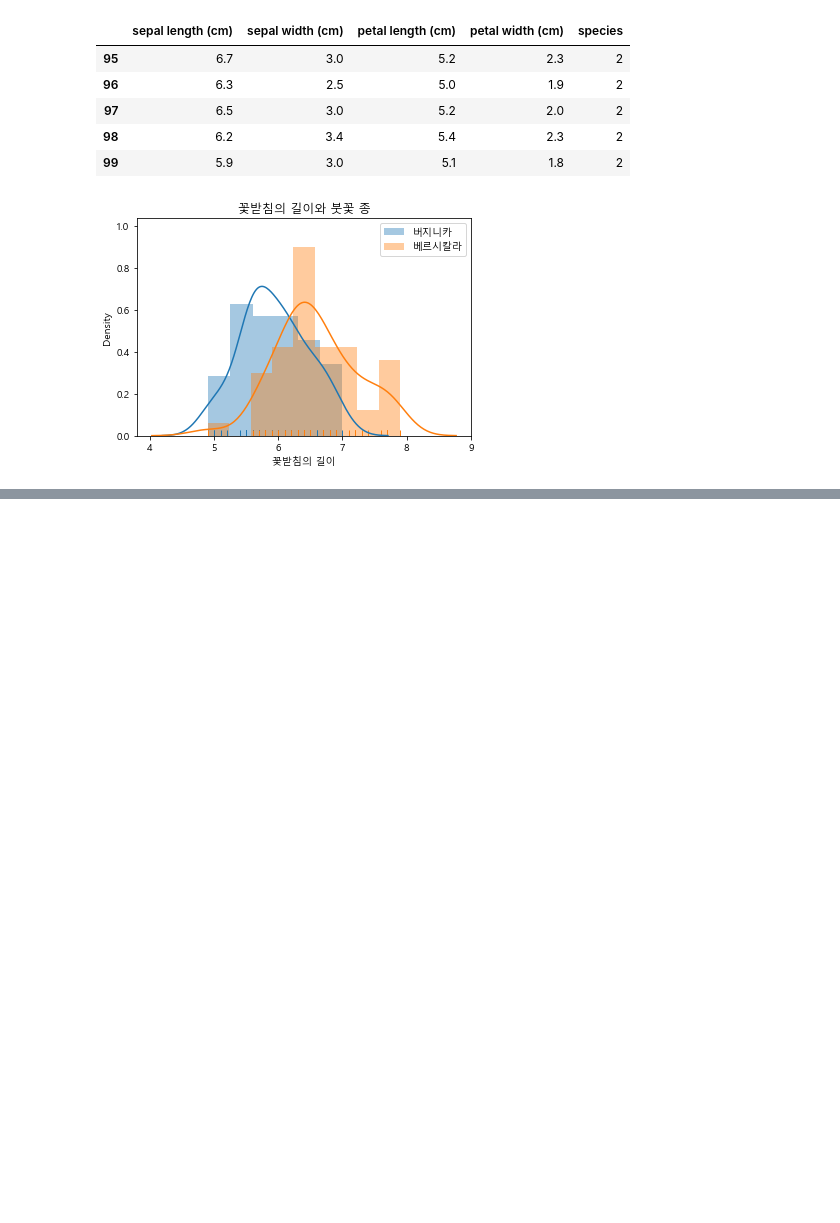
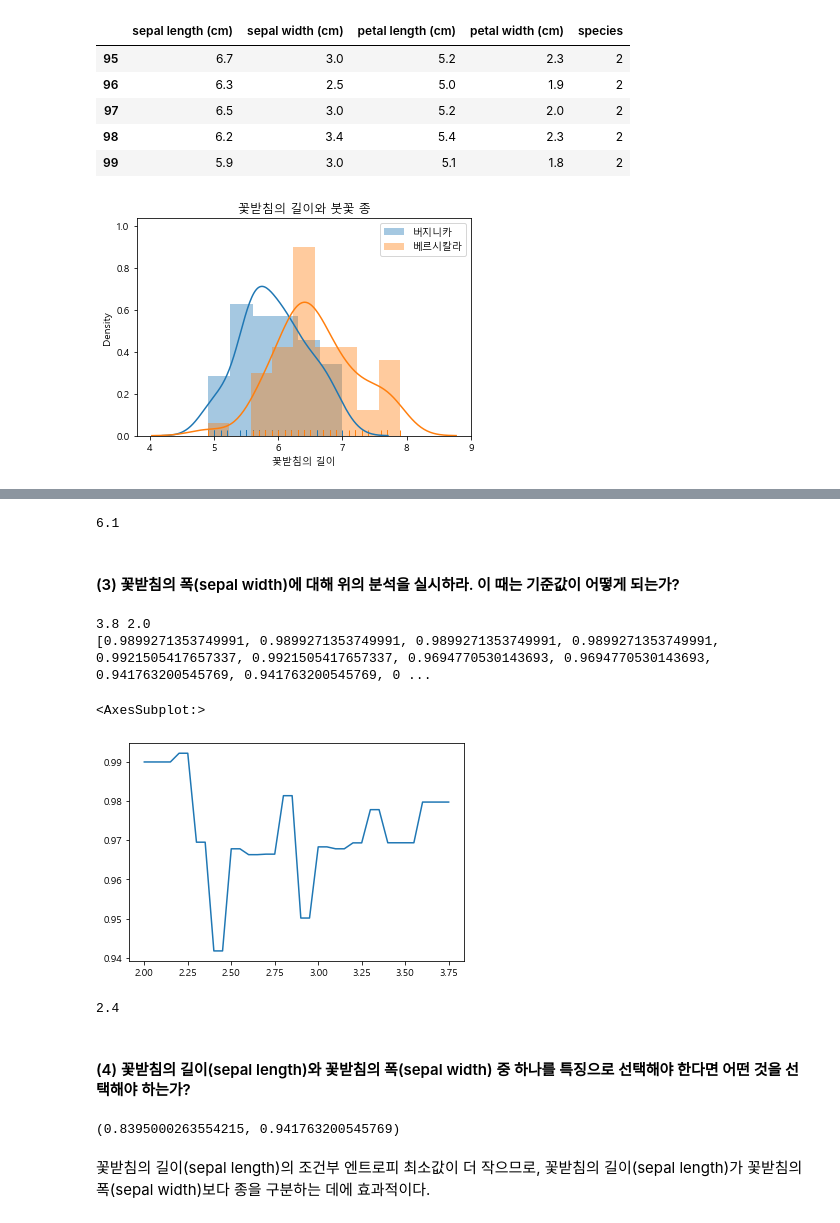
Before and after one commit to sangmyung-omg/datascienceschool_practice, a Jupyter notebook: datasciencschool/10.2 조건부엔트로피.ipynb, the cells around one changed output, grey strips where cells are left out. Cells and saved outputs as stored; diff of their text form; code cells hidden in the pictures; blank space fills up the shorter version.

```diff
--- a/datasciencschool/10.2 조건부엔트로피.ipynb
+++ b/datasciencschool/10.2 조건부엔트로피.ipynb
@@ -107,0 +100,42 @@ IndexError: index 1 is out of bounds for axis 0 with size 1
+# %%
+ent_min = np.array(entropies).min()
+grid[entropies.index(ent_min)]
+# %% [output]
+6.1
+# %% [markdown]
+#### (3) 꽃받침의 폭(sepal width)에 대해 위의 분석을 실시하라. 이 때는 기준값이 어떻게 되는가?
+# %%
+def calculate_entropy_width(df, thres):
+    df['determine'] = df['sepal width (cm)'] > thres
+    pivot_table = df.groupby(["determine", "species"]).size().unstack().fillna(0)
+    return cond_entropy(pivot_table.values)
+
+width_max = df.iloc[:,1].max()
+width_min = df.iloc[:,1].min()
+print(width_max, width_min)
+
+width_grid = np.array(range(int(width_min*20), int(width_max*20), 1)) / 20
+width_entropies = []
+for thres in width_grid:
+    width_entropies.append(calculate_entropy_width(df, thres))
+print(width_entropies)
+
+sns.lineplot(width_grid, width_entropies)
+# %% [output]
+3.8 2.0
+[0.9899271353749991, 0.9899271353749991, 0.9899271353749991, 0.9899271353749991, 0.9921505417657337, 0.9921505417657337, 0.9694770530143693, 0.9694770530143693, 0.941763200545769, 0.941763200545769, 0 ...
+<AxesSubplot:>
+[figure, added]
+# %%
+width_ent_min = np.array(width_entropies).min()
+width_grid[width_entropies.index(width_ent_min)]
+# %% [output]
+2.4
+# %% [markdown]
+#### (4) 꽃받침의 길이(sepal length)와 꽃받침의 폭(sepal width) 중 하나를 특징으로 선택해야 한다면 어떤 것을 선택해야 하는가?
+# %%
+ent_min, width_ent_min
+# %% [output]
+(0.8395000263554215, 0.941763200545769)
+# %% [markdown]
+꽃받침의 길이(sepal length)의 조건부 엔트로피 최소값이 더 작으므로, 꽃받침의 길이(sepal length)가 꽃받침의 폭(sepal width)보다 종을 구분하는 데에 효과적이다.
```
Also changed, not shown: parts of 6 cells of this notebook, 1 other file.
